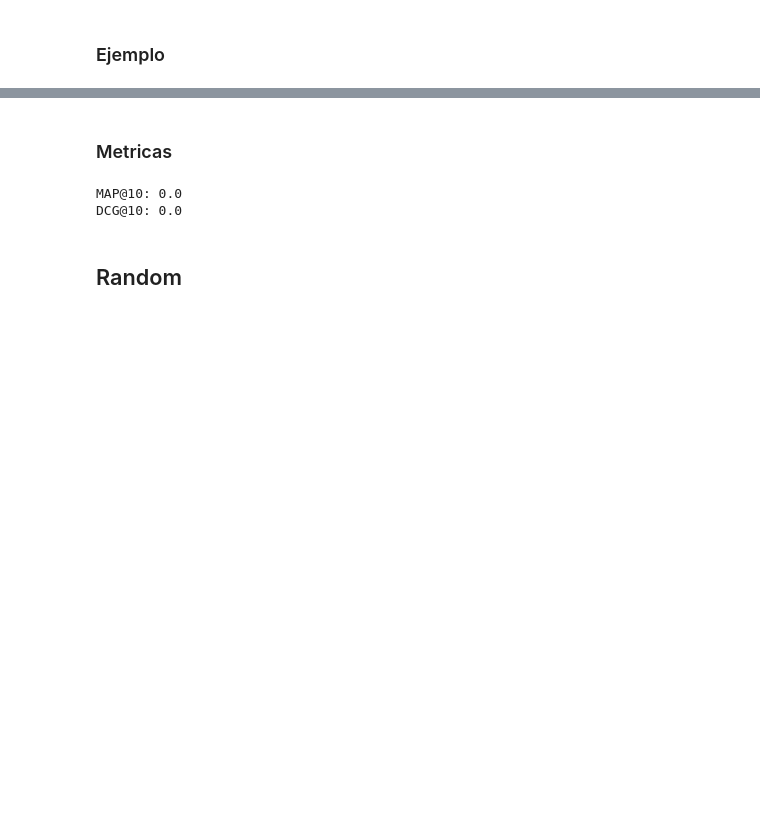
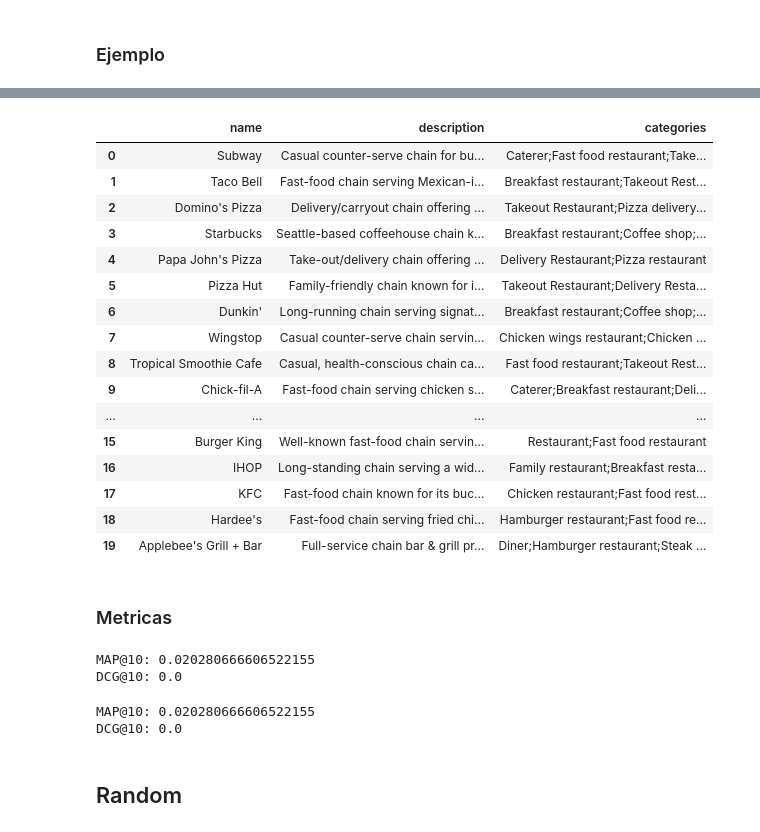
Before and after one commit to pedrozavalat/iic3633-proyecto, a Jupyter notebook: iic3633_v1_models_baselines.ipynb, the cells around one changed output, grey strips where cells are left out. Saved outputs shown, nothing was run; the diff lists cells and outputs as text; code cells hidden in the pictures; blank space fills up the shorter version.

Commit message:
feat: update metrics for basic baseline models

```diff
--- a/iic3633_v1_models_baselines.ipynb
+++ b/iic3633_v1_models_baselines.ipynb
@@ -158,7 +194,7 @@ model_mp = pyreclab.MostPopular(
 # %%
 model_mp.train(progress=True)
 # %%
-reclist, map, ndcg = model_mp.testrec(
+mp_reclist10, map10, ndcg10 = model_mp.testrec(
     input_file = 'reviews_test.csv',
     header = True,
     usercol = 0,
@@ -169,3 +205,15 @@ reclist, map, ndcg = model_mp.testrec(
     relevance_threshold = 3.5,
     includeRated = False
 )
+
+mp_reclist20, map20, ndcg20 = model_mp.testrec(
+    input_file = 'reviews_test.csv',
+    header = True,
+    usercol = 0,
+    itemcol = 1,
+    ratingcol = 2,
+    topn = 20,
+    output_file = 'results.csv',
+    relevance_threshold = 3.5,
+    includeRated = False
+)
@@ -187,2 +220,6 @@ Alana Nedelko
 # %% [markdown]
 ### Ejemplo
+# %%
+for row in restaurants.itertuples():
+    print(row.Index)
+    break
@@ -191,19 +230,15 @@ def show_recommendations(user, reclist):
     rec_business_cols = {
         'name' : [],
         'description' : [],
-        'url' : [],
         'categories': []
 
     }
-    for d in metadata:
-        if d['gmap_id'] not in reclist: continue
-        categories = ", ".join(d['category'])
-
-        rec_business_cols['name'].append(d['name'])
-        rec_business_cols['description'].append(d['description'])
-        rec_business_cols['url'].append(d['url'])
-
-        rec_business_cols['categories'].append(categories)
+    for row in restaurants.itertuples():
+        index = row.Index
+        if str(index) not in reclist: continue
+        rec_business_cols['name'].append(row.name)
+        rec_business_cols['categories'].append(row.categories)
+        rec_business_cols['description'].append(row.descriptions)
 
     reclist_df = pd.DataFrame(rec_business_cols)
     return reclist_df
@@ -223,0 +245,6 @@ show_recommendations(user_1, user_reclist)
+# %%
+random_user = '112293856248240959045'
+show_recommendations(
+    random_user,                # Random user ...
+    mp_reclist10[random_user]
+)
@@ -224,3 +263,26 @@ show_recommendations(user_1, user_reclist)
+# %%
+show_recommendations(
+    random_user,                # Random user ...
+    mp_reclist20[random_user]
+)
+# %% [output]
+|  | name | description | categories |
+| 0 | Subway | Casual counter-serve chain for bu... | Caterer;Fast food restaurant;Take... |
+| 1 | Taco Bell | Fast-food chain serving Mexican-i... | Breakfast restaurant;Takeout Rest... |
+| 2 | Domino's Pizza | Delivery/carryout chain offering ... | Takeout Restaurant;Pizza delivery... |
+| 3 | Starbucks | Seattle-based coffeehouse chain k... | Breakfast restaurant;Coffee shop;... |
+| 4 | Papa John's Pizza | Take-out/delivery chain offering ... | Delivery Restaurant;Pizza restaurant |
+| 5 | Pizza Hut | Family-friendly chain known for i... | Takeout Restaurant;Delivery Resta... |
+| 6 | Dunkin' | Long-running chain serving signat... | Breakfast restaurant;Coffee shop;... |
+| 7 | Wingstop | Casual counter-serve chain servin... | Chicken wings restaurant;Chicken ... |
+| 8 | Tropical Smoothie Cafe | Casual, health-conscious chain ca... | Fast food restaurant;Takeout Rest... |
+| 9 | Chick-fil-A | Fast-food chain serving chicken s... | Caterer;Breakfast restaurant;Deli... |
+| ... | ... | ... | ... |
+| 15 | Burger King | Well-known fast-food chain servin... | Restaurant;Fast food restaurant |
+| 16 | IHOP | Long-standing chain serving a wid... | Family restaurant;Breakfast resta... |
+| 17 | KFC | Fast-food chain known for its buc... | Chicken restaurant;Fast food rest... |
+| 18 | Hardee's | Fast-food chain serving fried chi... | Hamburger restaurant;Fast food re... |
+| 19 | Applebee's Grill + Bar | Full-service chain bar & grill pr... | Diner;Hamburger restaurant;Steak ... |
 # %% [markdown]
 ### Metricas
 # %%
@@ -230,11 +292,16 @@ def metrics(user_id, reclist):
     ndcg = model_mp.nDCG(*parameters)
     print(f'MAP@10: {map}')
     print(f'DCG@10: {ndcg}')
-# %%
-metrics(user_1, user_reclist)
-# %% [output]
-MAP@10: 0.0
-DCG@10: 0.0
+# %%
+metrics(random_user, mp_reclist10[random_user], k=10)
+# %% [output]
+MAP@10: 0.020280666606522155
+DCG@10: 0.0
+# %%
+metrics(random_user, mp_reclist20[random_user], k=20)
+# %% [output]
+MAP@10: 0.020280666606522155
+DCG@10: 0.0
 # %% [markdown]
 ## Random
 # %%
```
Also changed, not shown: parts of 18 cells of this notebook.
